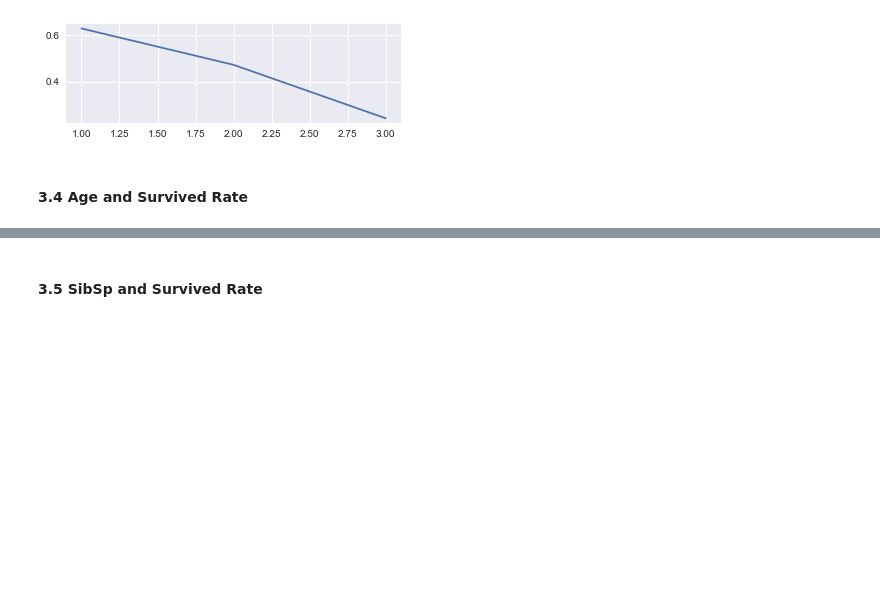
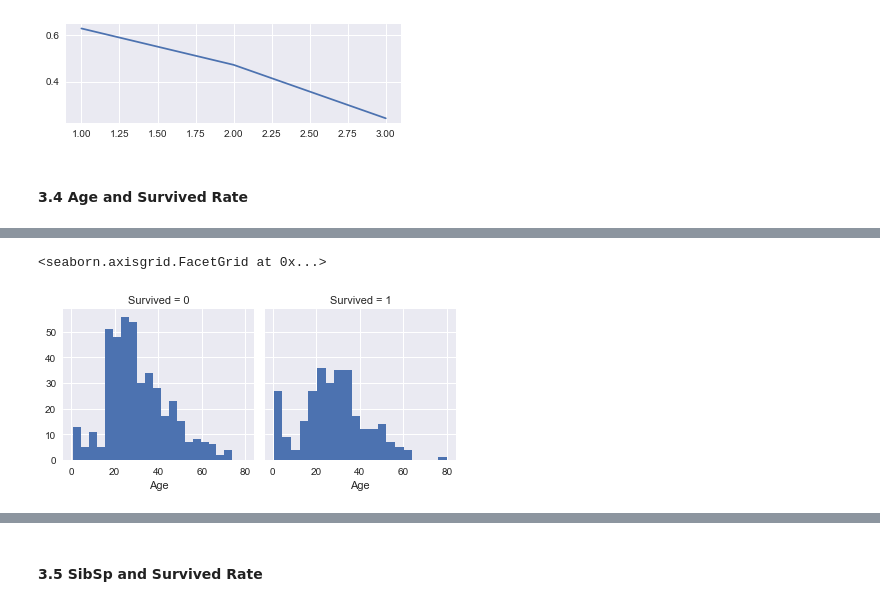
Before and after one commit to freena22/Data-Analysis-Projects, a Jupyter notebook: 01Kaggle_Titanic_Survival.ipynb, the cells around one changed output, grey strips where cells are left out. Drawn from its saved outputs; the diff is of its cells as text; code cells hidden in the pictures; blank space fills up the shorter version.

```diff
--- a/01Kaggle_Titanic_Survival.ipynb
+++ b/01Kaggle_Titanic_Survival.ipynb
@@ -208,0 +193,3 @@ numpy.ndarray
+# %%
+new_titanic = titanic.dropna(subset = ['Age'])
+print(new_titanic.isnull().sum())
@@ -209 +210,7 @@ numpy.ndarray
+# %%
+g = sns.FacetGrid(new_titanic, col='Survived')
+g.map(plt.hist, 'Age', bins=20)
+# %% [output]
+<seaborn.axisgrid.FacetGrid at 0x...>
+[figure, added]
 # %%
```
Also changed, not shown: parts of 21 cells of this notebook.
